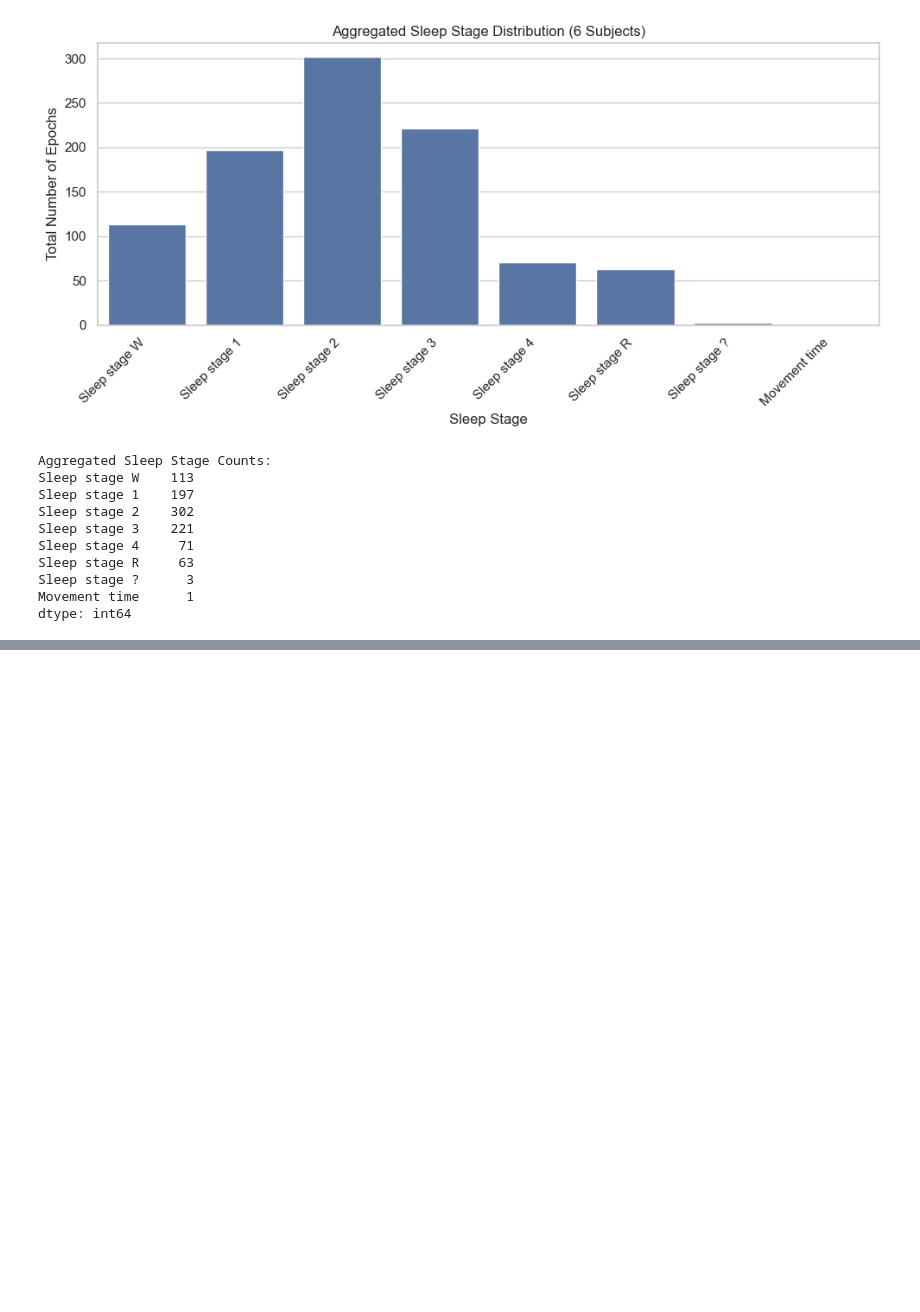
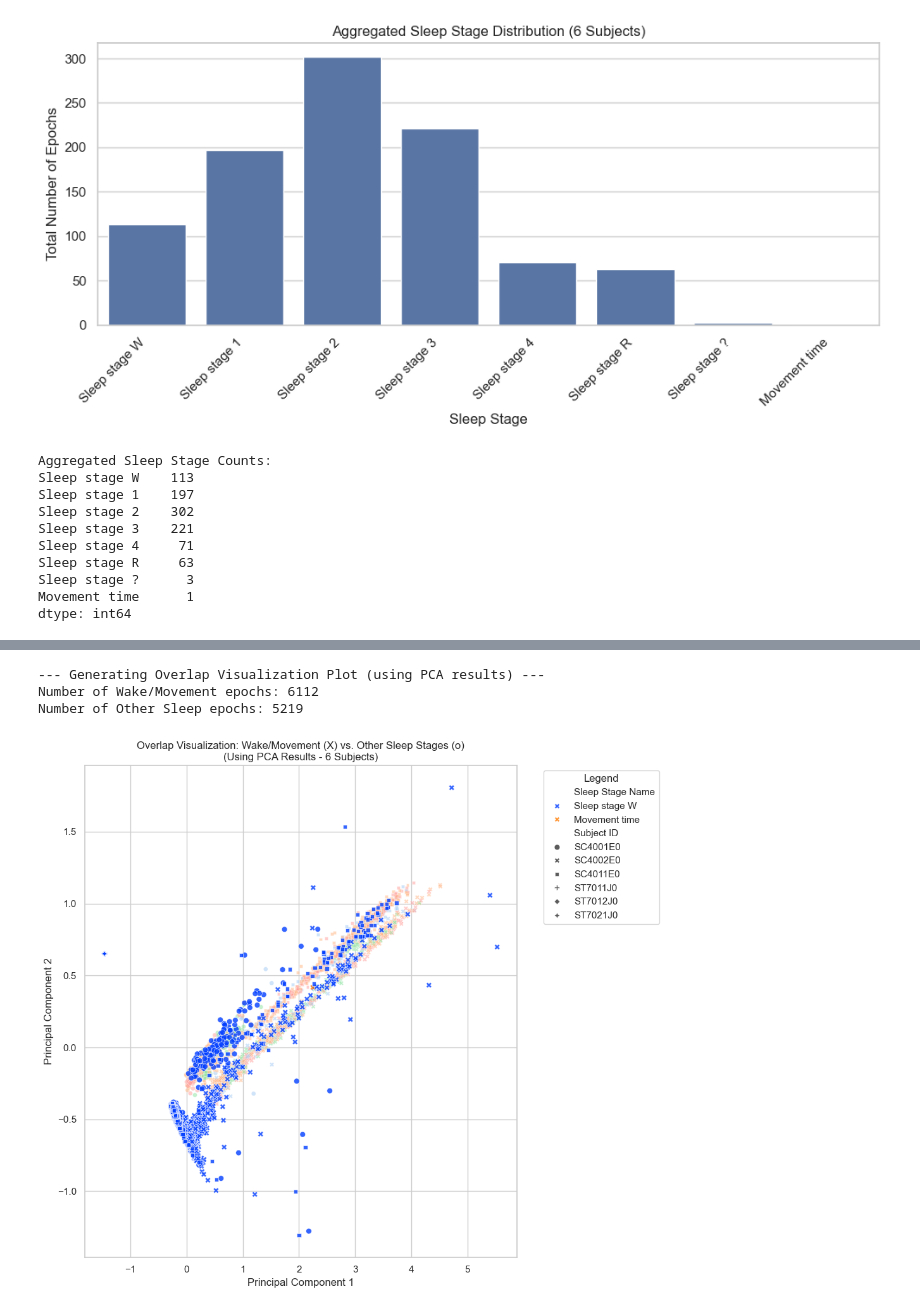
Before and after one commit to jananjahedd/Applied-ML, a Jupyter notebook: data_exploration.ipynb, the cells around one changed output, grey strips where cells are left out. Cells and saved outputs as stored; diff of their text form; code cells hidden in the pictures; blank space fills up the shorter version.

```diff
--- a/data_exploration.ipynb
+++ b/data_exploration.ipynb
@@ -684,0 +719,51 @@ Explained variance ratio by PCA components: [0.84514983 0.15485017]
+# %%
+print("\n--- Generating Overlap Visualization Plot (using PCA results) ---")
+
+if 'pca_df' in locals() and isinstance(pca_df, pd.DataFrame) and not pca_df.empty:
+
+    wake_movement_stages = ['Sleep stage W', 'Movement time']
+    other_sleep_stages = ['Sleep stage 1', 'Sleep stage 2', 'Sleep stage 4', 'Sleep stage R']
+
+    df_wake_move = pca_df[pca_df['Sleep Stage Name'].isin(wake_movement_stages)].copy()
+    df_other_sleep = pca_df[pca_df['Sleep Stage Name'].isin(other_sleep_stages)].copy()
+
+    print(f"Number of Wake/Movement epochs: {len(df_wake_move)}")
+    print(f"Number of Other Sleep epochs: {len(df_other_sleep)}")
+
+    if len(df_wake_move) == 0 and len(df_other_sleep) == 0:
+         print("No data points found for Wake/Movement or Other Sleep stages. Skipping overlap plot.")
+    else:
+        plt.figure(figsize=(12, 9))
+
+        sns.scatterplot(data=df_other_sleep, x='PC1', y='PC2',
+                        hue='Sleep Stage Name',
+                        style='Subject ID',
+                        s=25, alpha=0.5,
+                        palette='pastel',
+                        legend=False
+                       )
+
+        sns.scatterplot(data=df_wake_move, x='PC1', y='PC2',
+                        hue='Sleep Stage Name',
+                        style='Subject ID',
+                        s=40, alpha=0.8,
+                        palette='bright',
+                        marker='X'
+                       )
+
+        plt.title(f'Overlap Visualization: Wake/Movement (X) vs. Other Sleep Stages (o)\n'
+                  f'(Using PCA Results - {len(all_epochs_data)} Subjects)')
+        plt.xlabel(f'Principal Component 1')
+        plt.ylabel(f'Principal Component 2')
+        plt.legend(title="Legend", bbox_to_anchor=(1.05, 1), loc='upper left')
+        plt.grid(True)
+        plt.tight_layout(rect=[0, 0, 0.85, 1])
+        plt.show()
+
+else:
+    print("PCA results (pca_df) not available. Skipping overlap plot.")
+# %% [output]
+--- Generating Overlap Visualization Plot (using PCA results) ---
+Number of Wake/Movement epochs: 6112
+Number of Other Sleep epochs: 5219
+[figure, added]
```
Also changed, not shown: parts of 1 cell of this notebook.
